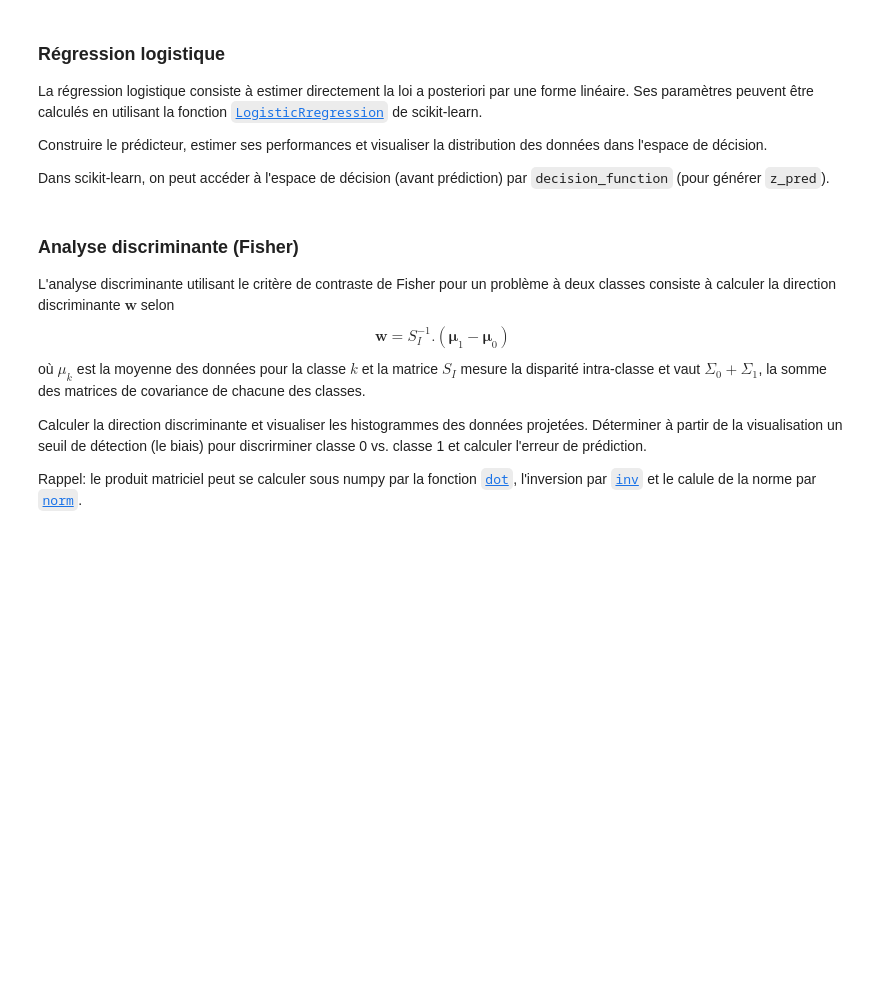
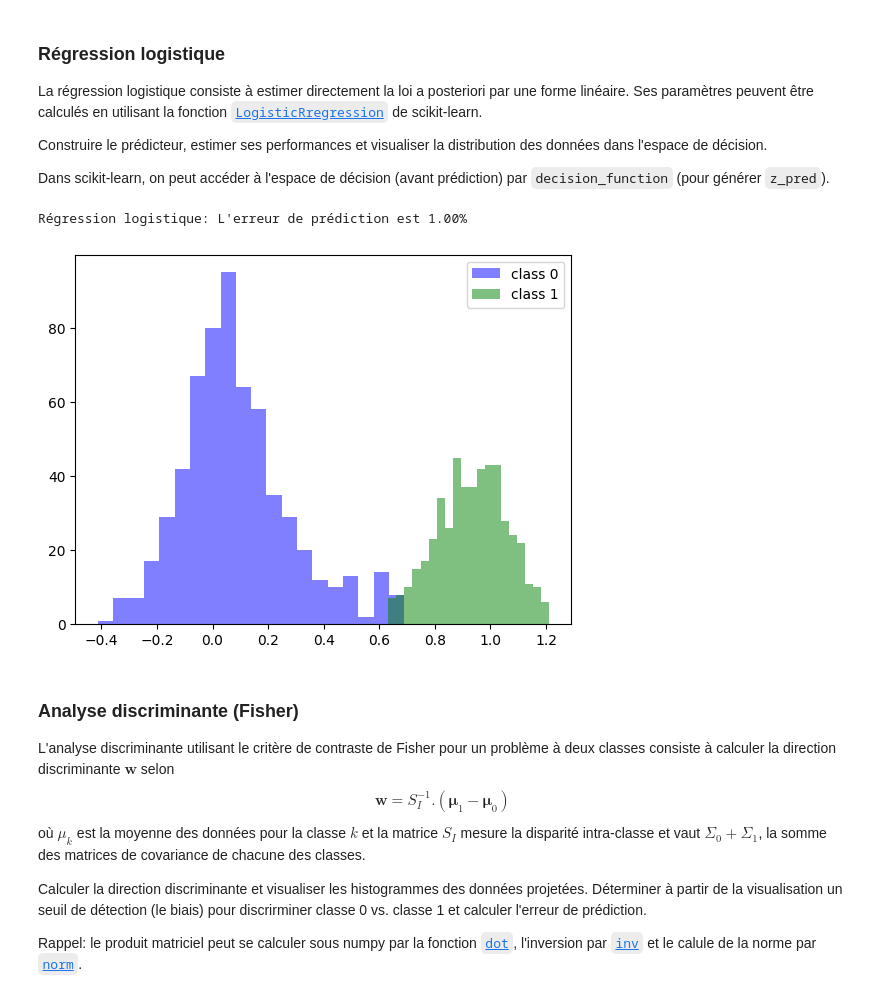
Before and after one commit to AHMED-X18/ML-ENSTA, a Jupyter notebook: ENSTA/cours_td/td_gaussien_bayesien.ipynb, the cells around one changed output. Cells and saved outputs as stored; diff of their text form; code cells hidden in the pictures; blank space fills up the shorter version.

```diff
--- a/ENSTA/cours_td/td_gaussien_bayesien.ipynb
+++ b/ENSTA/cours_td/td_gaussien_bayesien.ipynb
@@ -411,13 +427,25 @@ Regarder les différents modèles ["bayésiens naïfs"](https://scikit-learn.org
 
 Compléter le code ci-dessous pour vérifier le choix du modèle, et ses paramètres éventuels.
 # %%
-from sklearn.naive_bayes import GaussianNB # code à compléter
+from sklearn.naive_bayes import GaussianNB
 
-#Coder les étapes d'apprentissage et de prédiction sur les données de test
+# Conversion des données en float
+X_train_f = X_train.astype(float)
+X_test_f = X_test.astype(float)
+
+# Coder les étapes d'apprentissage et de prédiction sur les données de test
 # les prédictions sont dans y_pred
 # les valeurs dans l'espace de décision sont dans z_pred
 ########################
 ## METTRE VOTRE CODE ICI
+clf = GaussianNB()
+clf.fit(X_train_f, y_train)
+
+y_pred = clf.predict(X_test_f)
+
+# Calcul de z_pred (log-ratio des probabilités a posteriori)
+log_probs = clf.predict_log_proba(X_test_f)
+z_pred = log_probs[:, 1] - log_probs[:, 0]
 
 ##########################
 
@@ -427,4 +455,4 @@ erreur = (y_pred != y_test).sum() / y_test.size
 print("Bayésien naïf: L'erreur de prédiction est {:.2f}%".format(100*erreur))
 
 # Autre manière de calculer l'erreur directement (fonction score = predict + evaluation)
-print("Bayésien naïf: L'erreur de prédiction est {:.2f}%".format(100*(1-clf.score(X_test, y_test))))
+print("Bayésien naïf: L'erreur de prédiction est {:.2f}%".format(100*(1-clf.score(X_test_f, y_test))))
@@ -505,19 +546,25 @@ Dans scikit-learn, on peut accéder à l'espace de décision (avant prédiction)
 # %%
 from sklearn.linear_model import LogisticRegression
 
 # Apprentissage, prédiction et évaluation
 #######################
 # METTRE VOTRE CODE ICI
+model= LogisticRegression(random_state=0, C=50000)
+model.fit(X_train, y_train)
+print("Régression logistique: L'erreur de prédiction est {:.2f}%".format(100*(1-model.score(X_test, y_test))))
 
 ############################
 
 Z0 = z_pred[y_test == 0]
 Z1 = z_pred[y_test == 1]
 
 plt.hist(Z0, color='b', alpha=0.5, bins=20, label=['class 0'])
 plt.hist(Z1, color='g', alpha=0.5, bins=20, label=['class 1'])
 plt.legend(loc='upper right')
 plt.show()
+# %% [output]
+Régression logistique: L'erreur de prédiction est 1.00%
+[figure, added]
 # %% [markdown]
 ### Analyse discriminante (Fisher)
 
```
Also changed, not shown: parts of 9 cells of this notebook.
